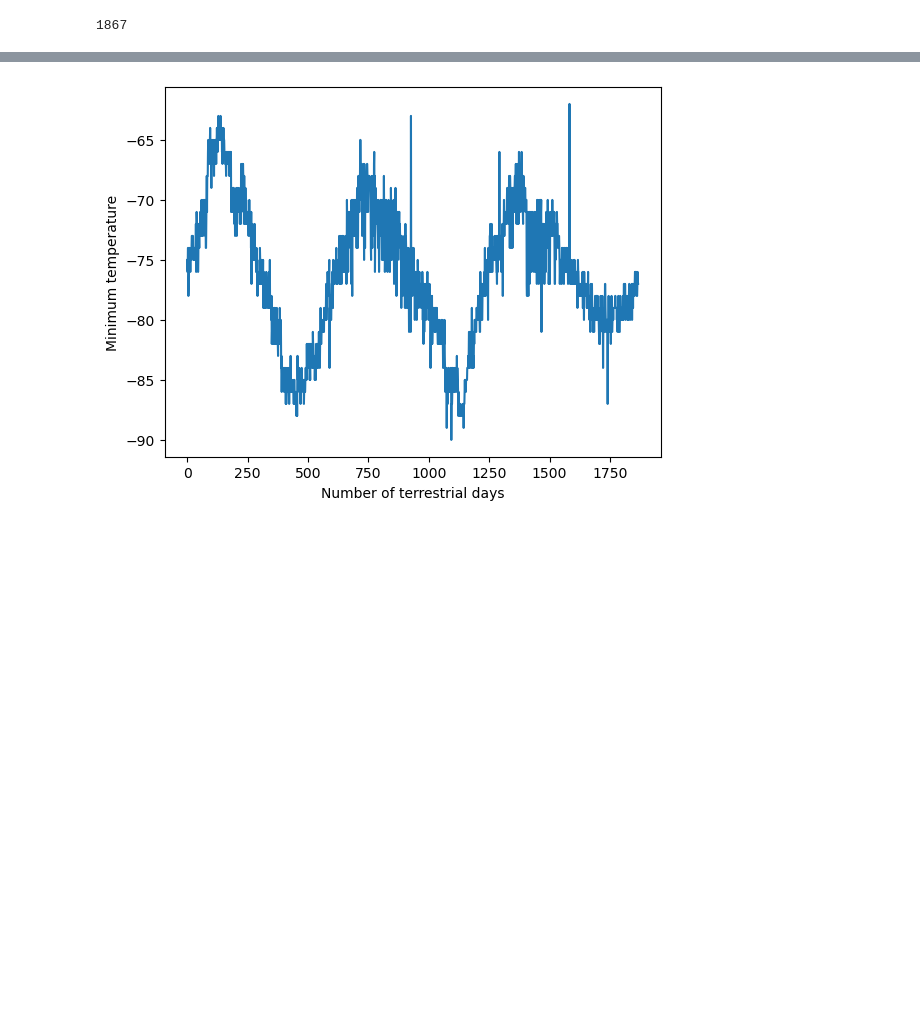
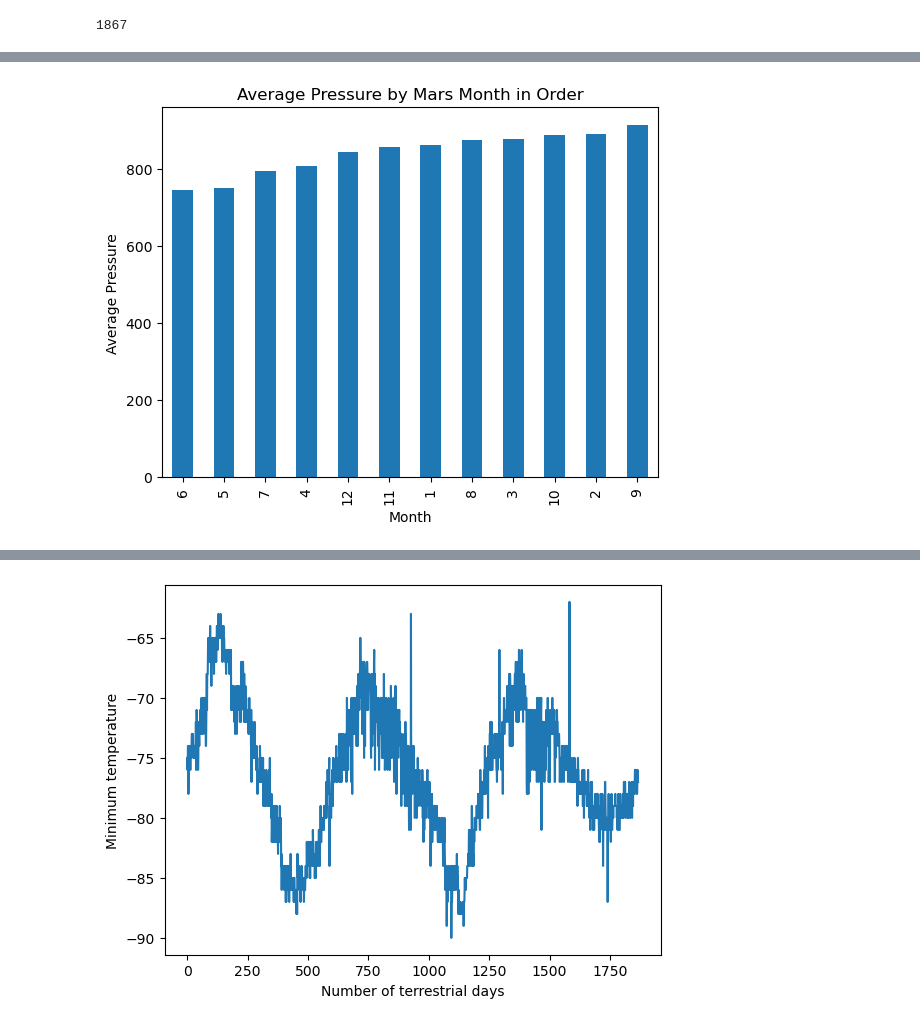
Before and after one commit to BlufferMK/web_scraping_challenge, a Jupyter notebook: mars_weather.ipynb, the cells around one changed output, grey strips where cells are left out. Drawn from its saved outputs; the diff is of its cells as text; code cells hidden in the pictures; blank space fills up the shorter version.

```diff
--- a/mars_weather.ipynb
+++ b/mars_weather.ipynb
@@ -214,0 +198,10 @@ Name: pressure, dtype: float64
+# %%
+# Plot the average pressure by month
+sorted_avgP = Mars_avgs.sort_values(by='pressure', ascending=True)
+sorted_avgP['pressure'].plot(kind='bar')
+plt.title('Average Pressure by Mars Month in Order')
+plt.xlabel('Month')
+plt.ylabel('Average Pressure')
+plt.show()
+# %% [output]
+[figure, added]
```
Also changed, not shown: parts of 11 cells of this notebook, 1 other file.
